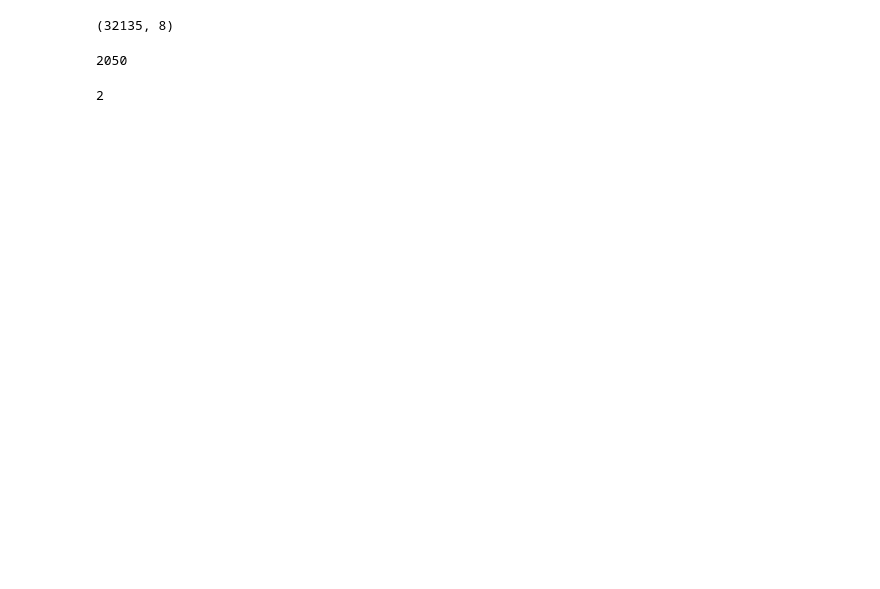
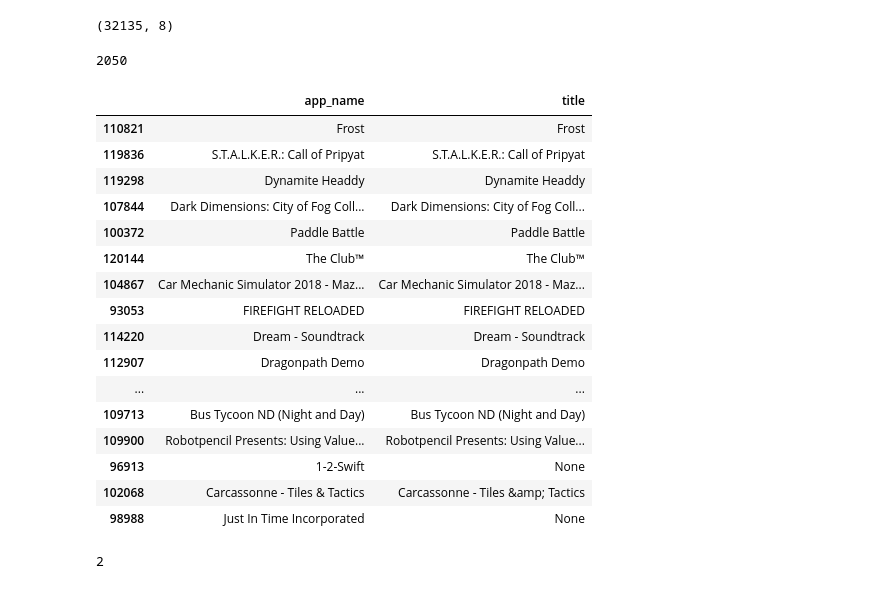
Before and after one commit to SantosIparraguirre/Sistema-Recomendacion-Steam, a Jupyter notebook: ETL/etl_steam_games.ipynb, the cells around one changed output. Cells and saved outputs as stored; diff of their text form; code cells hidden in the pictures; blank space fills up the shorter version.

```diff
--- a/ETL/etl_steam_games.ipynb
+++ b/ETL/etl_steam_games.ipynb
@@ -50,6 +51,26 @@ df.shape
 df['title'].isna().sum()
 # %% [output]
 2050
+# %%
+df[['app_name', 'title']].sample(20)
+# %% [output]
+|  | app_name | title |
+| 110821 | Frost | Frost |
+| 119836 | S.T.A.L.K.E.R.: Call of Pripyat | S.T.A.L.K.E.R.: Call of Pripyat |
+| 119298 | Dynamite Headdy | Dynamite Headdy |
+| 107844 | Dark Dimensions: City of Fog Coll... | Dark Dimensions: City of Fog Coll... |
+| 100372 | Paddle Battle | Paddle Battle |
+| 120144 | The Club™ | The Club™ |
+| 104867 | Car Mechanic Simulator 2018 - Maz... | Car Mechanic Simulator 2018 - Maz... |
+| 93053 | FIREFIGHT RELOADED | FIREFIGHT RELOADED |
+| 114220 | Dream - Soundtrack | Dream - Soundtrack |
+| 112907 | Dragonpath Demo | Dragonpath Demo |
+| ... | ... | ... |
+| 109713 | Bus Tycoon ND (Night and Day) | Bus Tycoon ND (Night and Day) |
+| 109900 | Robotpencil Presents: Using Value... | Robotpencil Presents: Using Value... |
+| 96913 | 1-2-Swift | None |
+| 102068 | Carcassonne - Tiles & Tactics | Carcassonne - Tiles &amp; Tactics |
+| 98988 | Just In Time Incorporated | None |
 # %%
 df['app_name'].isna().sum()
 # %% [output]
```
Also changed, not shown: parts of 23 cells of this notebook, 11 other files.
